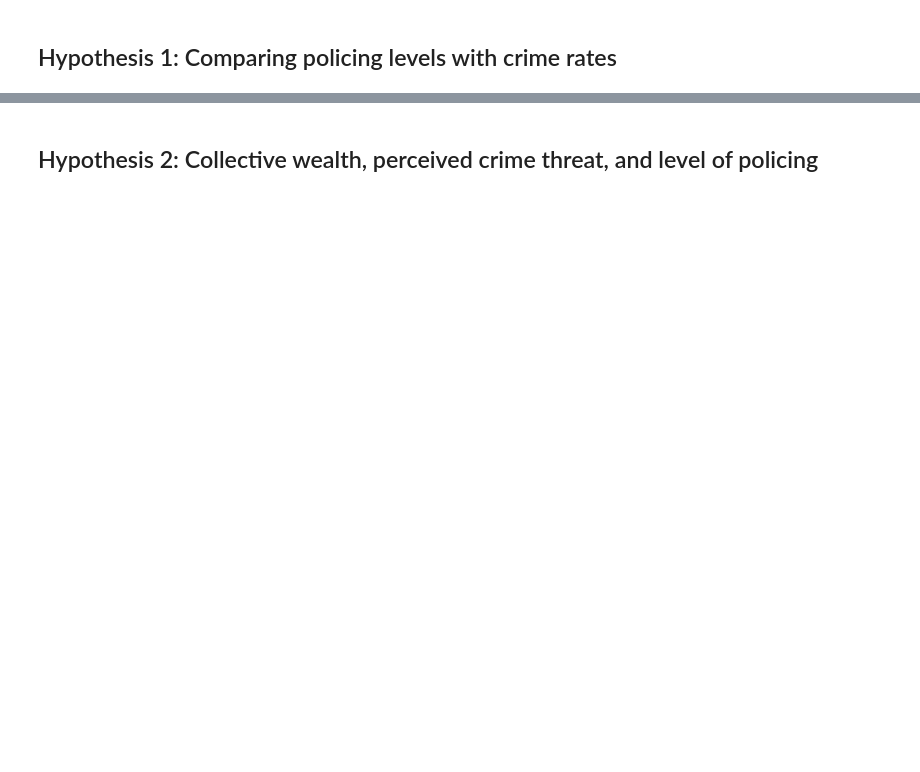
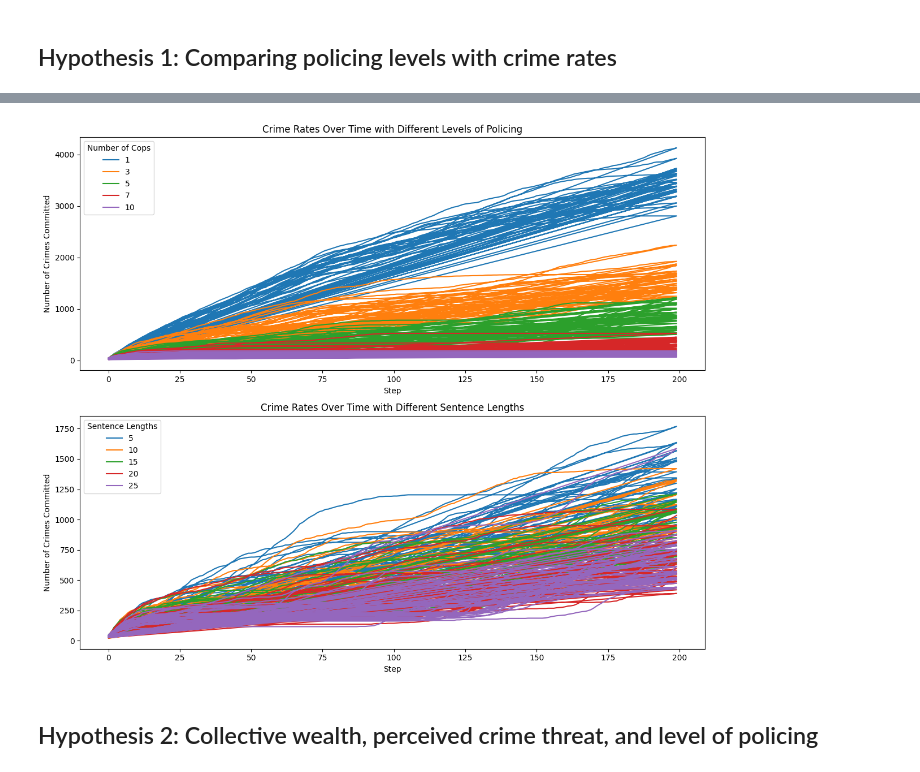
Before and after one commit to nabilasiregar/abm-project, a Jupyter notebook: notebooks/viz_notebook.ipynb, the cells around one changed output, grey strips where cells are left out. Saved outputs shown, nothing was run; the diff lists cells and outputs as text; code cells hidden in the pictures; blank space fills up the shorter version.

```diff
--- a/notebooks/viz_notebook.ipynb
+++ b/notebooks/viz_notebook.ipynb
@@ -82,36 +86,26 @@ plt.show()
 # %%
 data_cops = pd.read_csv('../results/vary_cops_results.csv')
 data_sentences = pd.read_csv('../results/vary_sentence_results.csv')
 
-fig, ax = plt.subplots(2, 1, figsize=(12, 10), sharex=True)  # Make sharex=True to align the x axes
+fig, ax = plt.subplots(2, 1, figsize=(12, 10), sharex=False)
 
-# Plotting for varying levels of initial police
-for label, group in data_cops.groupby('value'):
-    mean_crimes = group.groupby('Step')['num_crimes_committed'].mean()
-    std_crimes = group.groupby('Step')['num_crimes_committed'].std()
+for label, df in data_cops.groupby('value'):
+    ax[0].plot(df['Step'], df['num_crimes_committed'], label=f'{label}')
+ax[0].set_title('Crime Rates Over Time with Different Levels of Policing')
+ax[0].set_xlabel('Step')
+ax[0].set_ylabel('Number of Crimes Committed')
+ax[0].legend(title="Number of Cops")
 
-    ax[0].plot(mean_crimes.index, mean_crimes, label=f'Initial Cops: {label}')
-    ax[0].fill_between(mean_crimes.index, mean_crimes - std_crimes, mean_crimes + std_crimes, alpha=0.3)
-
-ax[0].set_title('Crime Rates Over Time with Different Levels of Initial Police')
-ax[0].set_xlabel('Step')
-ax[0].set_ylabel('Average Number of Crimes Committed')
-ax[0].legend()
-
-# Plotting for varying sentence lengths
-for label, group in data_sentences.groupby('value'):
-    mean_crimes = group.groupby('Step')['num_crimes_committed'].mean()
-    std_crimes = group.groupby('Step')['num_crimes_committed'].std()
-
-    ax[1].plot(mean_crimes.index, mean_crimes, label=f'Sentence: {label}')
-    ax[1].fill_between(mean_crimes.index, mean_crimes - std_crimes, mean_crimes + std_crimes, alpha=0.3)
-
+for label, df in data_sentences.groupby('value'):
+    ax[1].plot(df['Step'], df['num_crimes_committed'], label=f'{label}')
 ax[1].set_title('Crime Rates Over Time with Different Sentence Lengths')
 ax[1].set_xlabel('Step')
-ax[1].set_ylabel('Average Number of Crimes Committed')
-ax[1].legend()
+ax[1].set_ylabel('Number of Crimes Committed')
+ax[1].legend(title="Sentence Lengths")
 
 plt.tight_layout()
 plt.show()
+# %% [output]
+[figure, added]
 # %% [markdown]
 ## Hypothesis 2: Collective wealth, perceived crime threat, and level of policing
```
Also changed, not shown: parts of 25 cells of this notebook, 6 other files.
